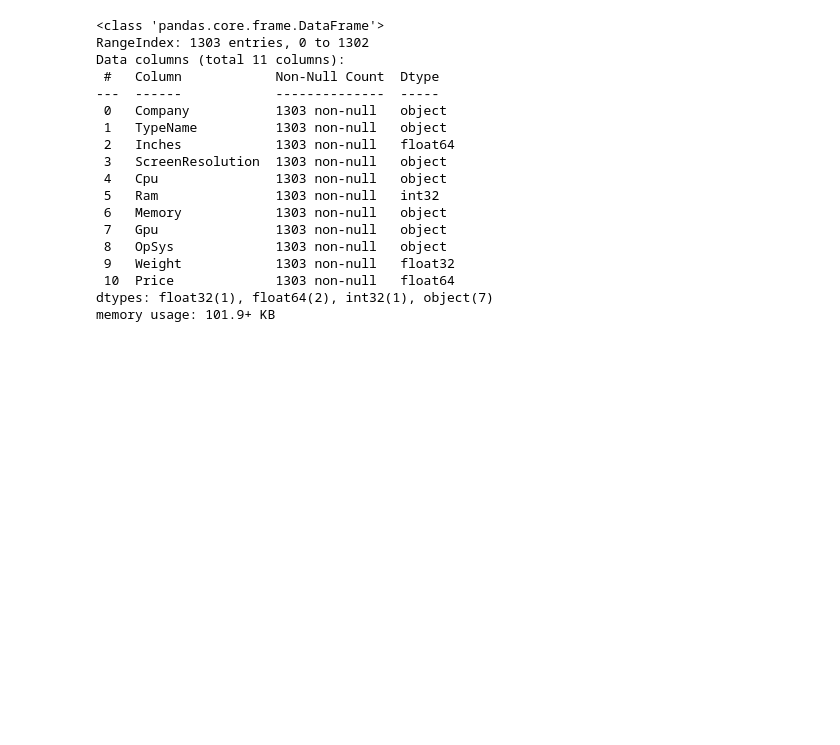
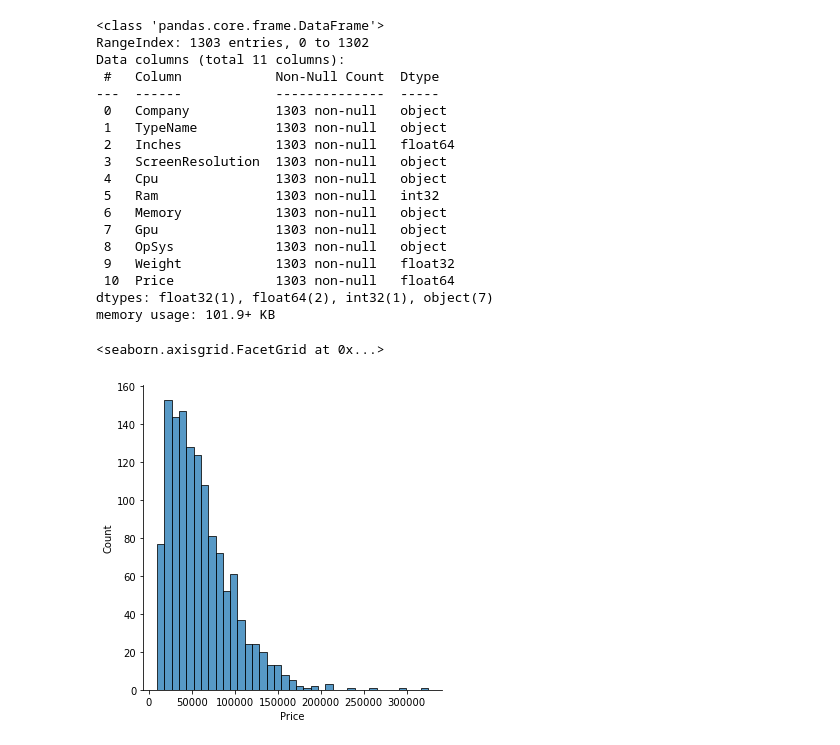
Before and after one commit to isha64/laptop-price-prediction, a Jupyter notebook: laptop-price-prediction.ipynb, the cells around one changed output. Drawn from its saved outputs; the diff is of its cells as text; code cells hidden in the pictures; blank space fills up the shorter version.

Commit message:
visualiztion on Price and Company

```diff
--- a/laptop-price-prediction.ipynb
+++ b/laptop-price-prediction.ipynb
@@ -107,0 +110,5 @@ memory usage: 101.9+ KB
+# %%
+sns.displot(df['Price'])
+# %% [output]
+<seaborn.axisgrid.FacetGrid at 0x...>
+[figure, added]
```
Also changed, not shown: parts of 2 cells of this notebook.
